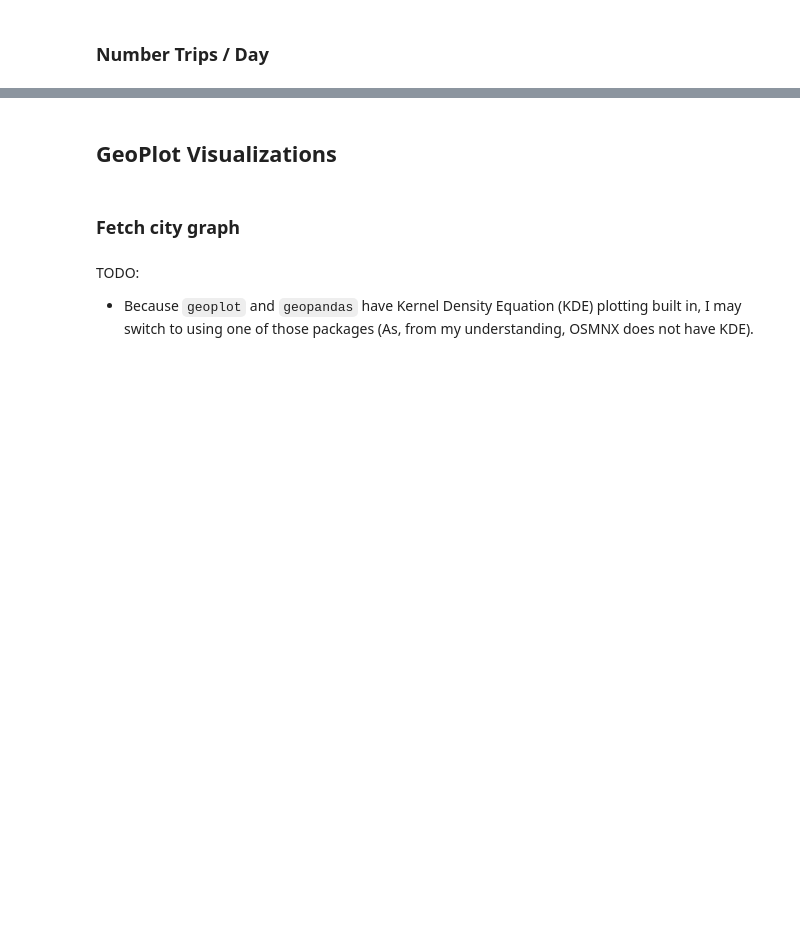
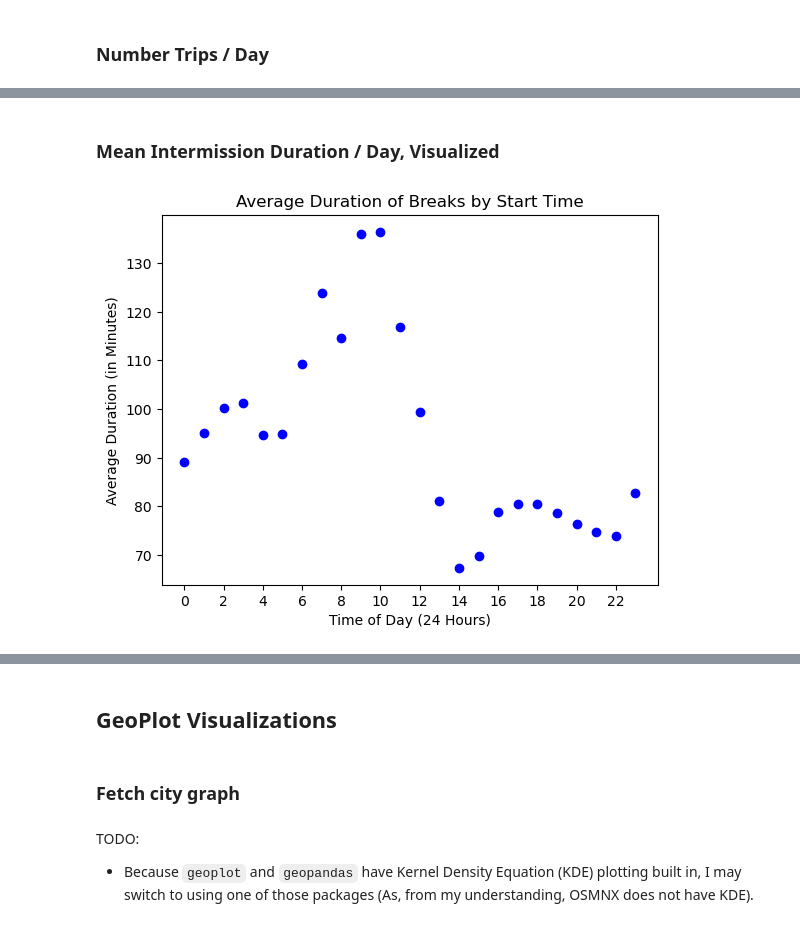
Before and after one commit to the-bay-kay/Gridwise-Data-Visualization, a Jupyter notebook: parse_gridwise_data.ipynb, the cells around one changed output, grey strips where cells are left out. Saved outputs shown, nothing was run; the diff lists cells and outputs as text; code cells hidden in the pictures; blank space fills up the shorter version.

```diff
--- a/parse_gridwise_data.ipynb
+++ b/parse_gridwise_data.ipynb
@@ -72,0 +149,29 @@ With the current Preliminary Dataset, this doesn't do anything, since all of the
+# %%
+
+intermission_times_df = converted_time_df.copy()
+intermission_times_df.drop(['start_time', 'end_time'], axis=1, inplace=True)
+
+intermission_times_df['intermission_start'] = pd.NaT
+intermission_times_df['intermission_end'] = pd.NaT
+
+grouped = converted_time_df.groupby('driver_id')
+
+# This group-loop took me embarassingly long to figure out...
+#
+# The first line calculates the `interm_starts` by taking the end values of each corresponding index (e.g., unique trip)
+# E.g., inter_start[0] == end_time[0]
+#
+# The second line calculates the `interm_ends` by taking the start values of the _next_ available start time,
+# and assigning it to the index of the previous value.
+# E.g., inter_end[0] == start_time[1]
+
+for driver_id, group in grouped:
+    intermission_times_df.loc[group['end_time'].iloc[:-1].index, 'intermission_start'] = group['end_time'].iloc[:-1].values
+    intermission_times_df.loc[group['start_time'].iloc[:-1].index, 'intermission_end'] = group['start_time'].iloc[1:].values
+
+## Re-Calculate the Duration statistic
+intermission_times_df['duration'] = intermission_times_df['intermission_end'] - intermission_times_df['intermission_start']
+# intermission_times_df.sort_values(by='duration', ascending=True)
+
+# Drop remaining NaT Values
+intermission_times_df.dropna(subset=['intermission_start', 'intermission_end'], how='any', inplace=True)
@@ -82,0 +310,13 @@ single_day_grouped_df.columns = ['Number of Trips', 'Number of Users']''
+# %% [markdown]
+### Mean Intermission Duration / Day, Visualized
+# %%
+average_durations = intermission_times_df.groupby(intermission_times_df['intermission_start'].dt.hour)['duration'].mean() / pd.Timedelta(minutes=1)
+
+plt.scatter(average_durations.index, average_durations.values, color='blue')
+plt.xlabel('Time of Day (24 Hours)')
+plt.ylabel('Average Duration (in Minutes)')
+plt.title('Average Duration of Breaks by Start Time')
+plt.xticks(range(0, 24, 2))
+plt.show()
+# %% [output]
+[figure, added]
```
Also changed, not shown: parts of 29 cells of this notebook, 2 other files.
